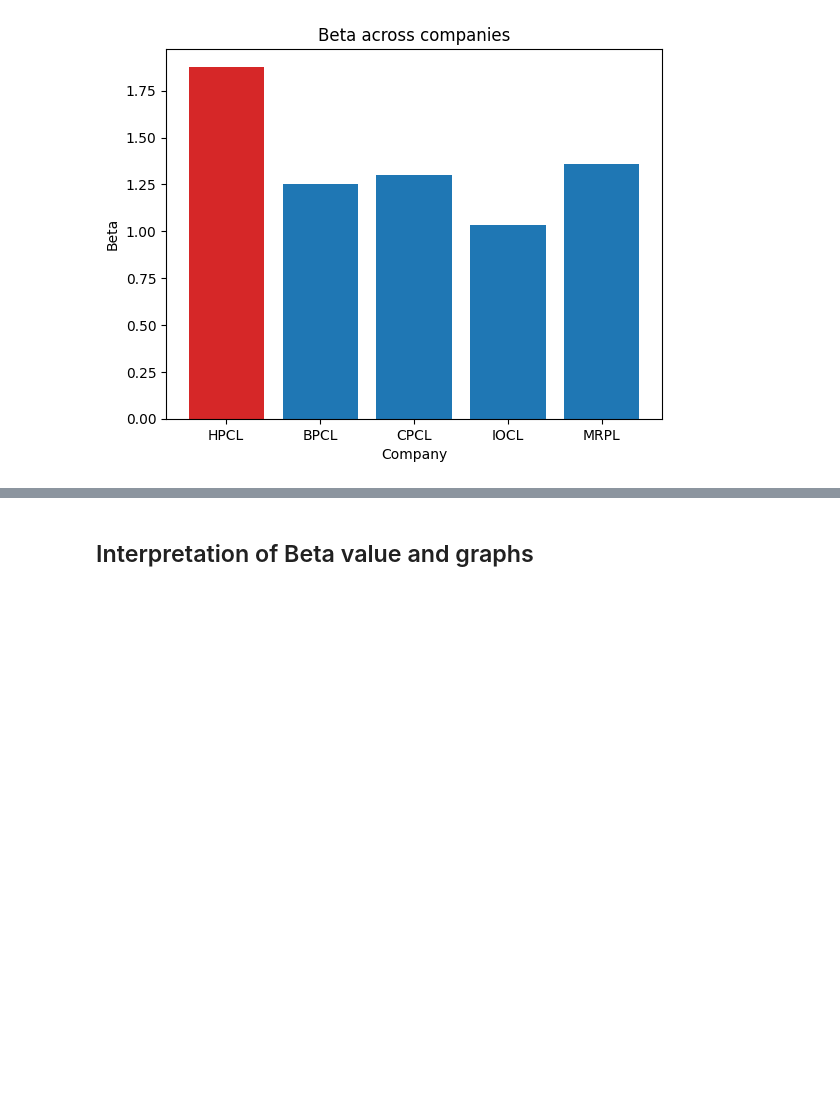
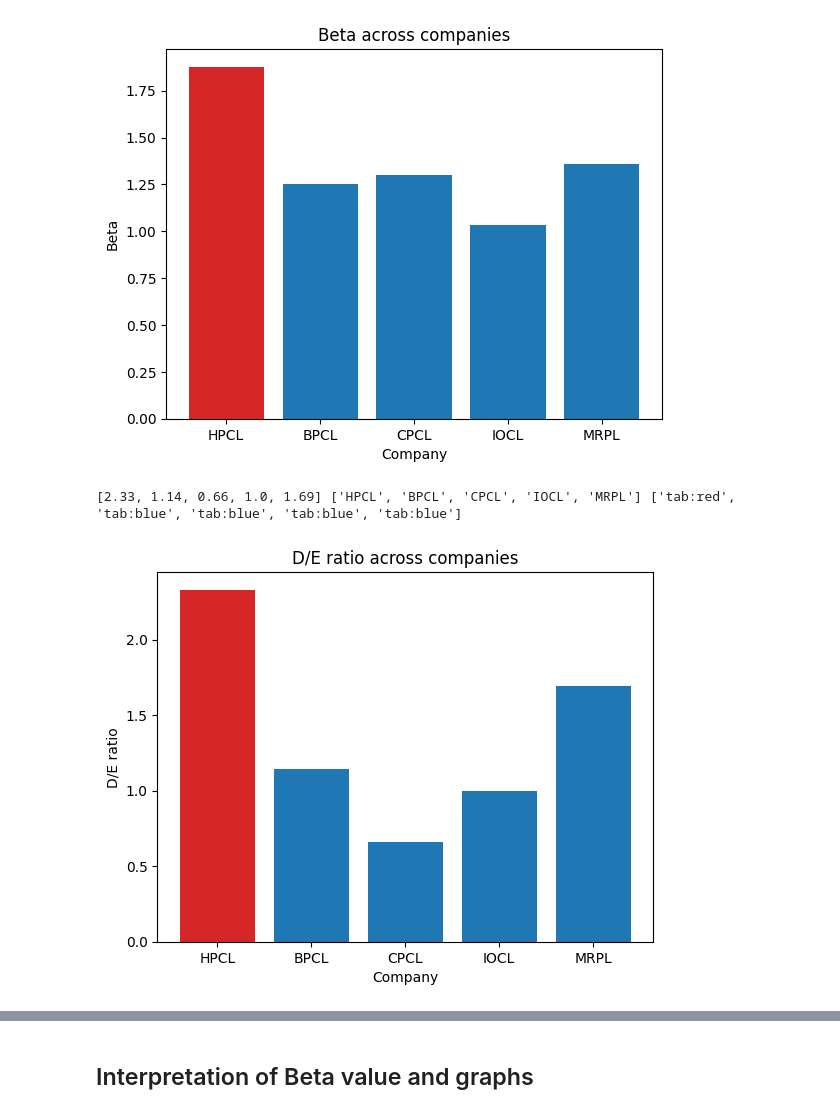
Before and after one commit to Aarav-H/FM-Assignment, a Jupyter notebook: main.ipynb, the cells around one changed output, grey strips where cells are left out. Cells and saved outputs as stored; diff of their text form; code cells hidden in the pictures; blank space fills up the shorter version.

```diff
--- a/main.ipynb
+++ b/main.ipynb
@@ -181,3 +181,21 @@ plot_beta_histogram([HPCL, BPCL, CPCL, IOCL, MRPL])
 # %% [output]
 [1.8779786779995993, 1.2529, 1.3004, 1.0324, 1.358] ['HPCL', 'BPCL', 'CPCL', 'IOCL', 'MRPL'] ['tab:red', 'tab:blue', 'tab:blue', 'tab:blue', 'tab:blue']
 [figure]
+# %%
+def plot_de_ratios(companies: list[Company]):
+  plt.figure()
+  ratios = [company.de_ratio for company in companies]
+  names = [company.name for company in companies]
+  colors = ['tab:red']
+  colors.extend((['tab:blue']*4))
+  print(ratios, names, colors)
+  plt.bar(names, ratios, color=colors)
+  plt.xlabel("Company")
+  plt.ylabel("D/E ratio")
+  plt.title("D/E ratio across companies")
+  plt.show()
+# %%
+plot_de_ratios([HPCL, BPCL, CPCL, IOCL, MRPL])
+# %% [output]
+[2.33, 1.14, 0.66, 1.0, 1.69] ['HPCL', 'BPCL', 'CPCL', 'IOCL', 'MRPL'] ['tab:red', 'tab:blue', 'tab:blue', 'tab:blue', 'tab:blue']
+[figure, added]
```
Also changed, not shown: parts of 4 cells of this notebook.
